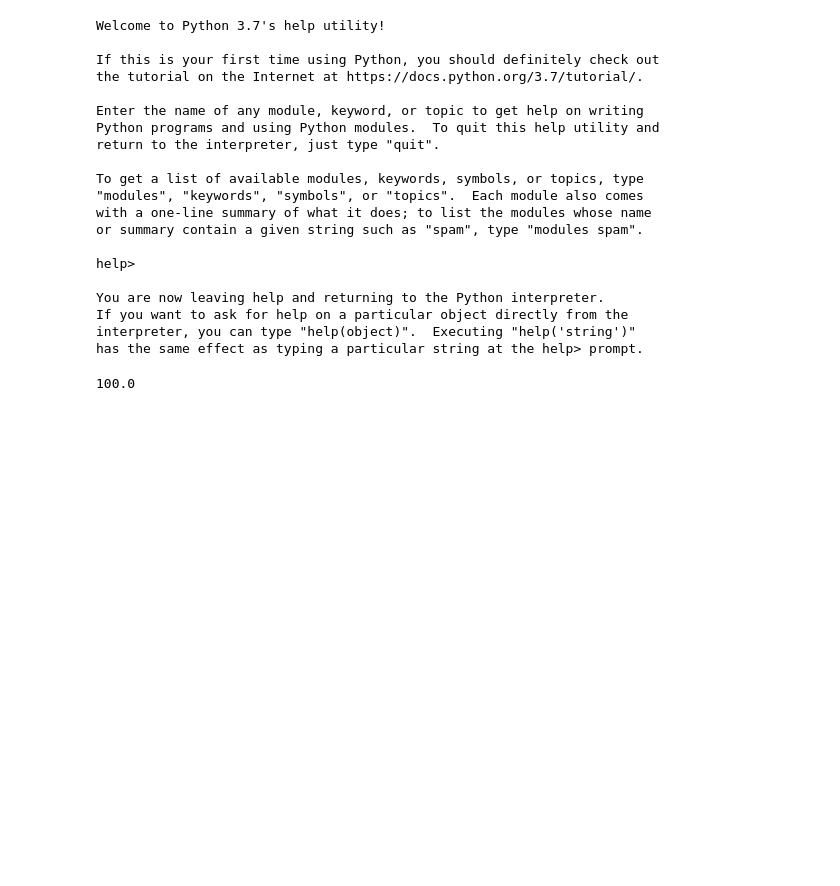
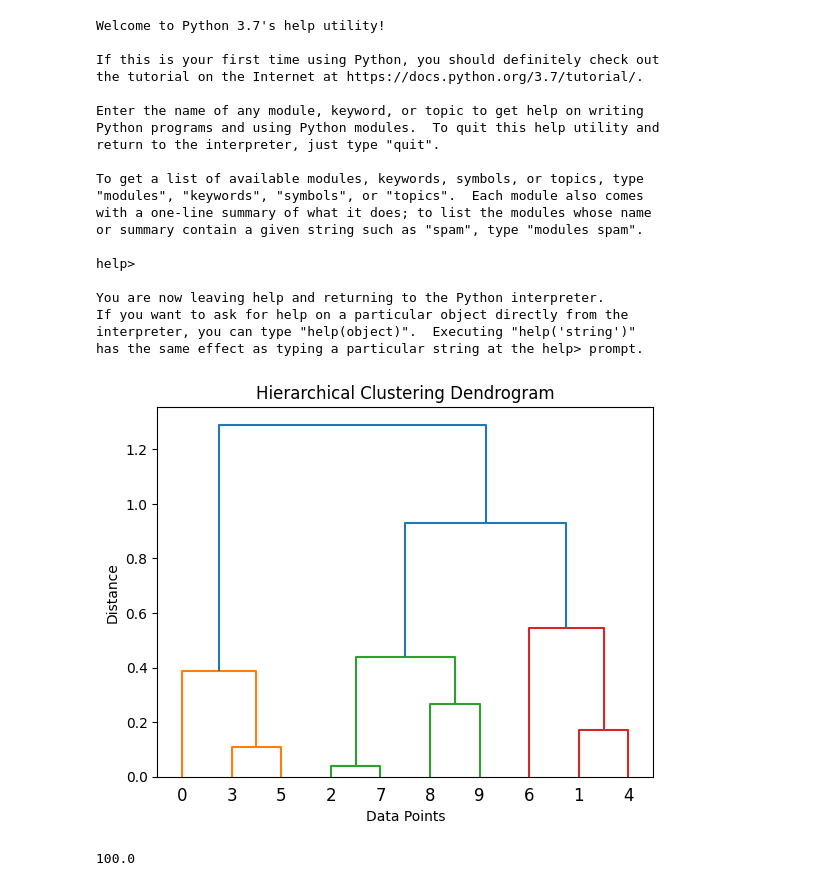
Before and after one commit to urmilapol/urmilapolprojects, a Jupyter notebook: scipy.ipynb, the cells around one changed output. Drawn from its saved outputs; the diff is of its cells as text; code cells hidden in the pictures; blank space fills up the shorter version.

```diff
--- a/scipy.ipynb
+++ b/scipy.ipynb
@@ -71,6 +71,28 @@ import scipy
 scipy.info(cluster)
 # %%
 scipy.source(cluster)
+# %%
+import numpy as np
+import matplotlib.pyplot as plt
+from scipy.cluster.hierarchy import linkage, dendrogram
+
+# Generate random data points
+np.random.seed(42)
+data = np.random.rand(10, 2)
+
+# Perform hierarchical clustering using the 'ward' method
+linkage_matrix = linkage(data, method='ward')
+
+# Plot the dendrogram
+dendrogram(linkage_matrix)
+
+# Add labels and show the plot
+plt.title('Hierarchical Clustering Dendrogram')
+plt.xlabel('Data Points')
+plt.ylabel('Distance')
+plt.show()
+# %% [output]
+[figure, added]
 # %%
 from scipy import special
 a=special.exp10(2)
```
Also changed, not shown: parts of 1 cell of this notebook.
